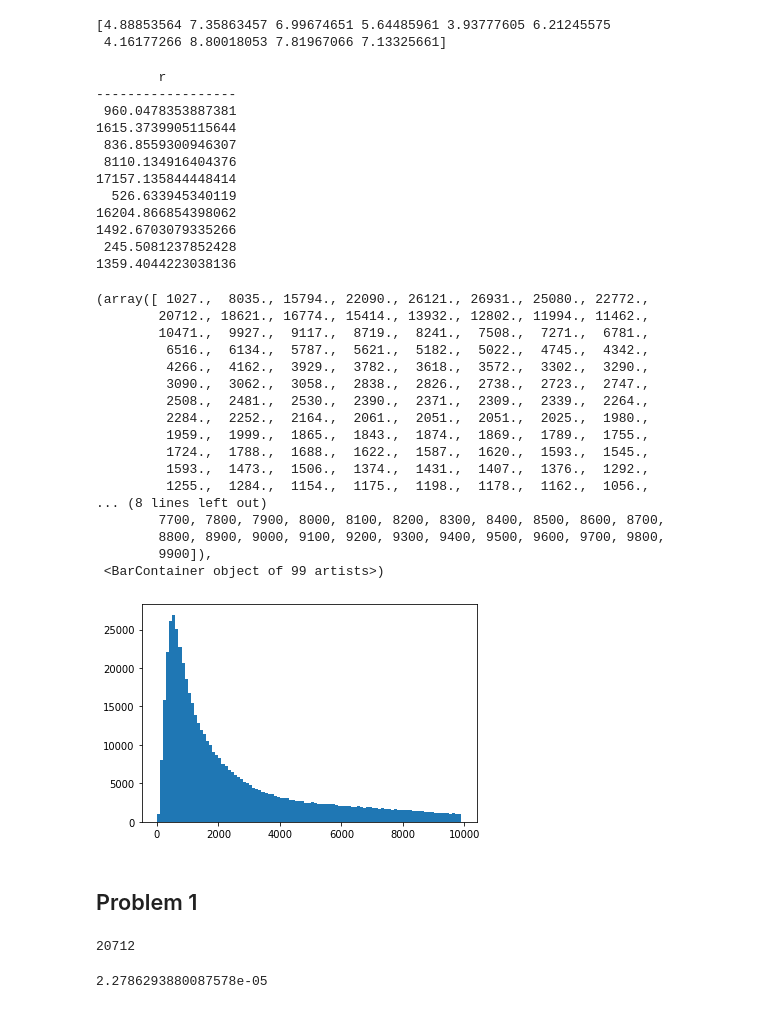
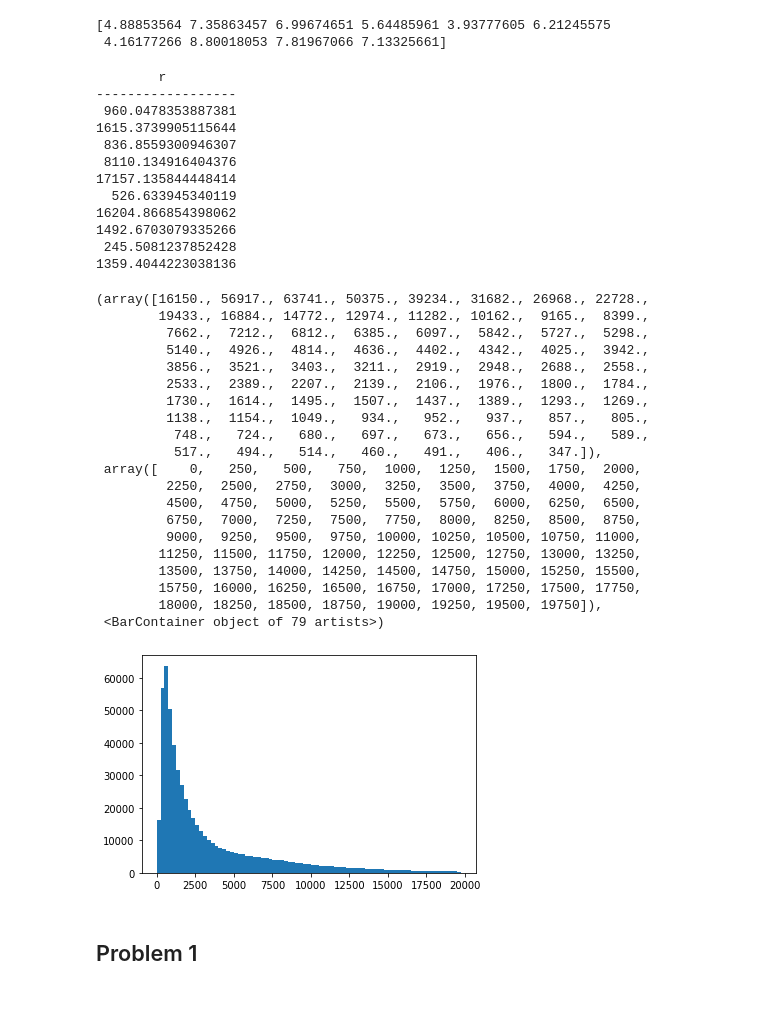
Before and after one commit to mbartlett01/AY3190, a Jupyter notebook: Research/Research_Project_Emily_Michael/Research_Notebook_Emily_Michael.ipynb, the cells around one changed output. Saved outputs shown, nothing was run; the diff lists cells and outputs as text; code cells hidden in the pictures.

```diff
--- a/Research/Research_Project_Emily_Michael/Research_Notebook_Emily_Michael.ipynb
+++ b/Research/Research_Project_Emily_Michael/Research_Notebook_Emily_Michael.ipynb
@@ -105,49 +105,52 @@ print(Mr[:10])
 # %%
 #Find the distance to the star in Parsec
 def calc_distance(r, Mr):
     '''
     Calculate the distance to stars in parsecs
 
     r - The r-band visual magnitude of the stars as an array
     Mr - The r-band absolute magnitude of the stars as an array
     return - The distances to the stars in parsecs as an array
     '''
     return 10**((r - Mr)/5 + 1)
 
 distances = calc_distance(data['r'], Mr)
 print(distances[:10])
-plt.hist(distances, range(0, 10000, 100))
+plt.hist(distances, range(0, 20000, 250))
 # %% [output]
         r
 ------------------
  960.0478353887381
 1615.3739905115644
  836.8559300946307
  8110.134916404376
 17157.135844448414
   526.633945340119
 16204.866854398062
 1492.6703079335266
  245.5081237852428
 1359.4044223038136
-(array([ 1027.,  8035., 15794., 22090., 26121., 26931., 25080., 22772.,
-        20712., 18621., 16774., 15414., 13932., 12802., 11994., 11462.,
-        10471.,  9927.,  9117.,  8719.,  8241.,  7508.,  7271.,  6781.,
-         6516.,  6134.,  5787.,  5621.,  5182.,  5022.,  4745.,  4342.,
-         4266.,  4162.,  3929.,  3782.,  3618.,  3572.,  3302.,  3290.,
-         3090.,  3062.,  3058.,  2838.,  2826.,  2738.,  2723.,  2747.,
-         2508.,  2481.,  2530.,  2390.,  2371.,  2309.,  2339.,  2264.,
-         2284.,  2252.,  2164.,  2061.,  2051.,  2051.,  2025.,  1980.,
-         1959.,  1999.,  1865.,  1843.,  1874.,  1869.,  1789.,  1755.,
-         1724.,  1788.,  1688.,  1622.,  1587.,  1620.,  1593.,  1545.,
-         1593.,  1473.,  1506.,  1374.,  1431.,  1407.,  1376.,  1292.,
-         1255.,  1284.,  1154.,  1175.,  1198.,  1178.,  1162.,  1056.,
-... (8 lines left out)
-        7700, 7800, 7900, 8000, 8100, 8200, 8300, 8400, 8500, 8600, 8700,
-        8800, 8900, 9000, 9100, 9200, 9300, 9400, 9500, 9600, 9700, 9800,
-        9900]),
- <BarContainer object of 99 artists>)
+(array([16150., 56917., 63741., 50375., 39234., 31682., 26968., 22728.,
+        19433., 16884., 14772., 12974., 11282., 10162.,  9165.,  8399.,
+         7662.,  7212.,  6812.,  6385.,  6097.,  5842.,  5727.,  5298.,
+         5140.,  4926.,  4814.,  4636.,  4402.,  4342.,  4025.,  3942.,
+         3856.,  3521.,  3403.,  3211.,  2919.,  2948.,  2688.,  2558.,
+         2533.,  2389.,  2207.,  2139.,  2106.,  1976.,  1800.,  1784.,
+         1730.,  1614.,  1495.,  1507.,  1437.,  1389.,  1293.,  1269.,
+         1138.,  1154.,  1049.,   934.,   952.,   937.,   857.,   805.,
+          748.,   724.,   680.,   697.,   673.,   656.,   594.,   589.,
+          517.,   494.,   514.,   460.,   491.,   406.,   347.]),
+ array([    0,   250,   500,   750,  1000,  1250,  1500,  1750,  2000,
+         2250,  2500,  2750,  3000,  3250,  3500,  3750,  4000,  4250,
+         4500,  4750,  5000,  5250,  5500,  5750,  6000,  6250,  6500,
+         6750,  7000,  7250,  7500,  7750,  8000,  8250,  8500,  8750,
+         9000,  9250,  9500,  9750, 10000, 10250, 10500, 10750, 11000,
+        11250, 11500, 11750, 12000, 12250, 12500, 12750, 13000, 13250,
+        13500, 13750, 14000, 14250, 14500, 14750, 15000, 15250, 15500,
+        15750, 16000, 16250, 16500, 16750, 17000, 17250, 17500, 17750,
+        18000, 18250, 18500, 18750, 19000, 19250, 19500, 19750]),
+ <BarContainer object of 79 artists>)
-[figure, old version]
+[figure, new version]
 # %% [markdown]
 ## Problem 1
 # %%
@@ -156,20 +159,16 @@ def calc_density(D, distance, delta):
     '''
     Estimates the stellar density of an array of stars at a given distance
     D - An array of distances of stars
-    distance - The distance to calcualte the density of stars at in parsecs
+    distance - The distance in parsecs at which the density is calculated at
     delta - The width of the bin used to calculate density
     '''
     #Use the volume in a spherical shell with inner radius distance and outer radius (distance + delta)
-    volume = 4/3*np.pi*((distance + delta)**3 - distance**3)
+    volume = (314/41253)*4/3*np.pi*((distance + delta)**3 - distance**3)
 
     #Density is the number of stars in that bin
     stars_mask = np.logical_and(D >= distance, D <= (distance + delta))
     num_stars = np.count_nonzero(stars_mask)
-    print(num_stars)
 
     #Density is the number of stars divided by the volume
     return num_stars / volume
-# %% [output]
-20712
-2.2786293880087578e-05
 # %%
```
Also changed, not shown: parts of 3 cells of this notebook.
